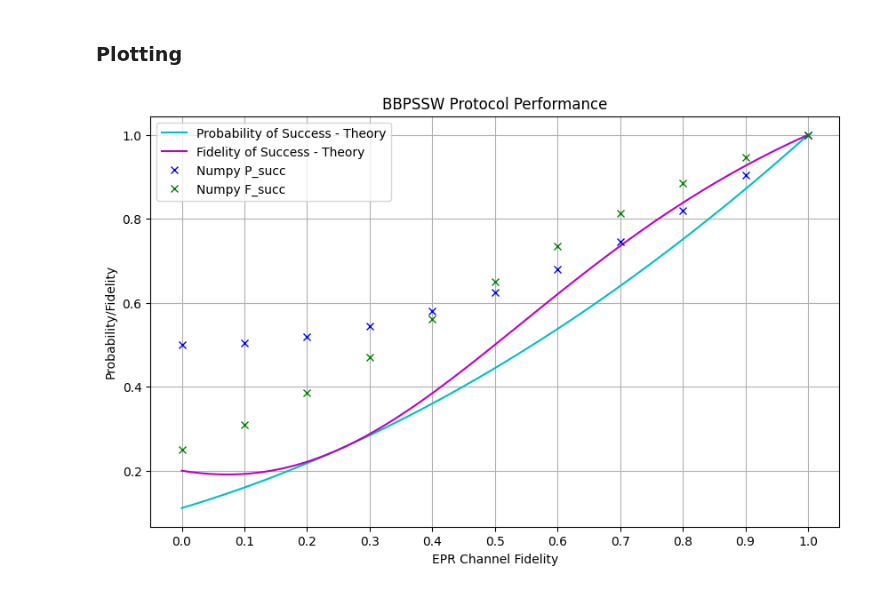
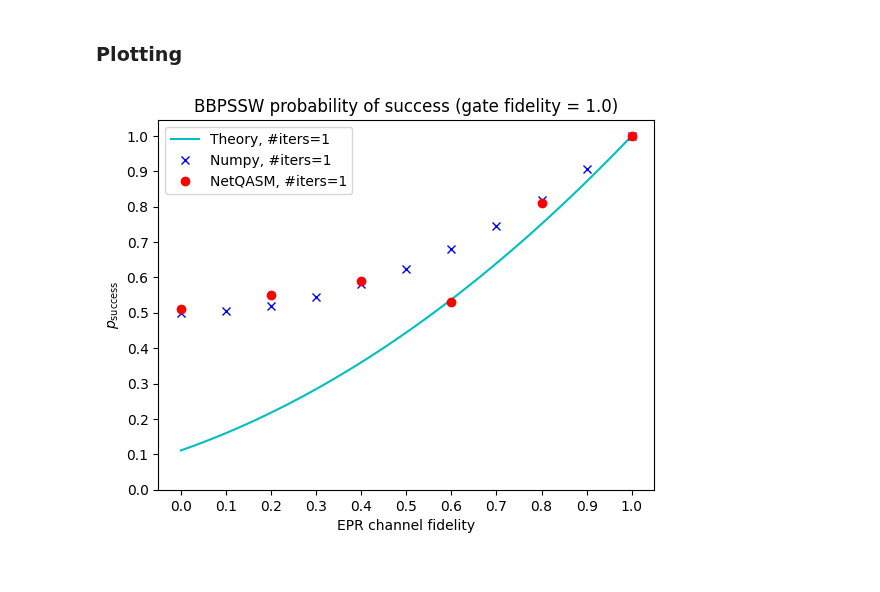
Before and after one commit to iDragos1234/CS4090, a Jupyter notebook: project/bbpssw/bbpssw_simulation.ipynb, the cells around one changed output. Cells and saved outputs as stored; diff of their text form; code cells hidden in the pictures.

Commit message:
add final bbpssw code and simulation

```diff
--- a/project/bbpssw/bbpssw_simulation.ipynb
+++ b/project/bbpssw/bbpssw_simulation.ipynb
@@ -124,28 +148,28 @@ def fidelity_succ_theory(F: float):
     denominator = F**2 + 2*F*(1-F)/3 + 5*(1-F)**2/9
     return numerator / denominator
 # %%
-
-# Plotting code
 ps = np.linspace(0, 1, 101)
-plt.figure(figsize=(10, 6))
-
-# Theory curves
-plt.plot(ps, [prob_succ_theory(p) for p in ps], 'c-', label='Probability of Success - Theory')
-plt.plot(ps, [fidelity_succ_theory(p) for p in ps], 'm-', label='Fidelity of Success - Theory')
-
-# Numpy simulation results
-plt.plot(numpy_sim_results['EPR channel fidelity'], numpy_sim_results['P_Succ'],
-         'xb', label='Numpy P_succ')
-plt.plot(numpy_sim_results['EPR channel fidelity'], numpy_sim_results['F_succ'],
-         'xg', label='Numpy F_succ')
-
-# Formatting
-plt.title('BBPSSW Protocol Performance')
-plt.xlabel('EPR Channel Fidelity')
-plt.ylabel('Probability/Fidelity')
-plt.xticks(np.arange(0, 1.1, 0.1))
+plt.plot(
+    ps, prob_succ_theory(ps),
+    'c-', label='Theory, #iters=1',
+)
+plt.plot(
+    numpy_sim_results.query('`Gate fidelity` == 1.0')['EPR channel fidelity'],
+    numpy_sim_results.query('`Gate fidelity` == 1.0')['P_Succ'],
+    'xb', label='Numpy, #iters=1',
+)
+plt.plot(
+    netqasm_sim_results.query('`Gate fidelity` == 1.0')['EPR channel fidelity'],
+    netqasm_sim_results.query('`Gate fidelity` == 1.0')['P_succ'],
+    'ro', label='NetQASM, #iters=1'
+)
+plt.title('BBPSSW probability of success (gate fidelity = 1.0)')
+plt.xlabel('EPR channel fidelity')
+plt.ylabel(r'$p_\text{success}$')
+ticks = np.arange(11)/10
+plt.xticks(ticks, ticks)
+plt.yticks(ticks, ticks)
 plt.legend()
-plt.grid(True)
 plt.show()
 # %% [output]
-[figure, old version]
+[figure, new version]
```
Also changed, not shown: parts of 6 cells of this notebook, 3 other files.
